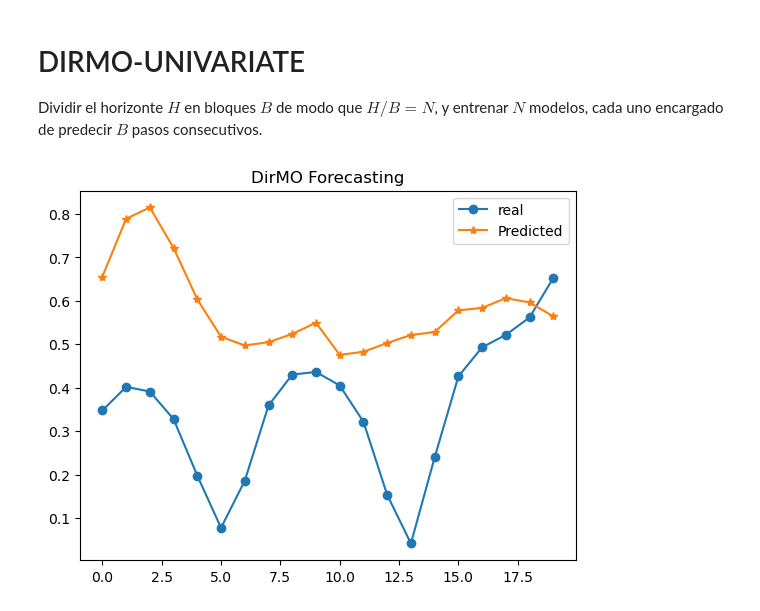
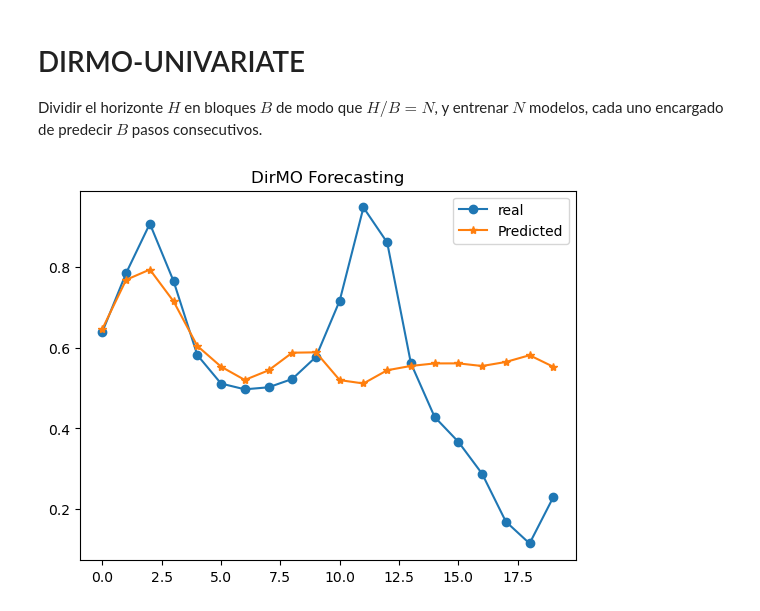
Before and after one commit to nxteventrying/chaos-ts-analysis, a Jupyter notebook: experiments/univariate.ipynb, the cells around one changed output. Cells and saved outputs as stored; diff of their text form; code cells hidden in the pictures.

```diff
--- a/experiments/univariate.ipynb
+++ b/experiments/univariate.ipynb
@@ -381,7 +544,7 @@ model_direc.fit(X, y, epochs=800, verbose=0)
 <keras.src.callbacks.history.History at 0x...>
 # %%
 starter_sample = train_scaled[-20:].reshape((1, n_steps_in, n_features))
-horizon = 20
-yhat = model_direc.predict(starter_sample, verbose = 0)
+horizon_MIMO = 20
+predictions_MIMO = model_MIMO.predict(starter_sample, verbose = 0)
 # %%
 # Plot
@@ -419,9 +633,9 @@ def split_sequence_dirMO(sequence, n_steps_in, n_steps_out, skip):
 # choose a number of time steps
 n_steps_in = 5
 n_steps_out = 5
-horizon = 20
+horizon_DIRMO = 20
 datasets = {}
-for i in range(0,horizon, n_steps_out):
+for i in range(0,horizon_DIRMO, n_steps_out):
     X, y = split_sequence_dirMO(train_scaled, n_steps_in, n_steps_out, i)
     n_features = 1
     X = X.reshape((X.shape[0], X.shape[1], n_features))
@@ -437,11 +651,11 @@ def vanilla_lstm_dirMO(n_steps_in, n_steps_out, n_features, units=100):
     model.compile(optimizer='adam', loss='mse')
     return model
 # %%
-models = {}
+models_DIRMO = {}
 for i, (X, y) in datasets.items():  # i is literally 0, 1, 2...
     model = vanilla_lstm_dirMO(n_steps_in, n_steps_out, n_features, units = 100)
     model.fit(X, y, epochs=500, verbose=0)
-    models[i] = model  # store the trained model for that step
+    models_DIRMO[i] = model  # store the trained model for that step
 # %%
 from sklearn import metrics
 from scipy.stats import skew
@@ -451,20 +665,20 @@ starter_sample = train_scaled[-5:]
 n_steps_in = len(starter_sample)
 uno = starter_sample.reshape((1, n_steps_in, n_features))
 # List to store predictions
-predictions = []
+predictions_DIRMO = []
 # Loop to predict one step at a time
-for i in models:
-    model = models[i]
+for i in models_DIRMO:
+    model = models_DIRMO[i]
     yhat_scaled = model.predict(uno, verbose=0)
-    predictions.append(yhat_scaled)
+    predictions_DIRMO.append(yhat_scaled)
 # Convert predictions to numpy array
-predictions = np.array(predictions)
+predictions_DIRMO = np.array(predictions_DIRMO)
 # %%
 # Plot
-plt.plot(test_scaled[:horizon], marker='o', label = 'real')
-plt.plot(predictions.flatten(), label='Predicted', marker='*')
+plt.plot(val_scaled[:horizon_DIRMO], marker='o', label = 'real')
+plt.plot(predictions_DIRMO.flatten(), label='Predicted', marker='*')
 plt.legend()
 plt.title('DirMO Forecasting')
 plt.show()
 # %% [output]
-[figure, old version]
+[figure, new version]
```
Also changed, not shown: parts of 18 cells of this notebook, 3 other files.
